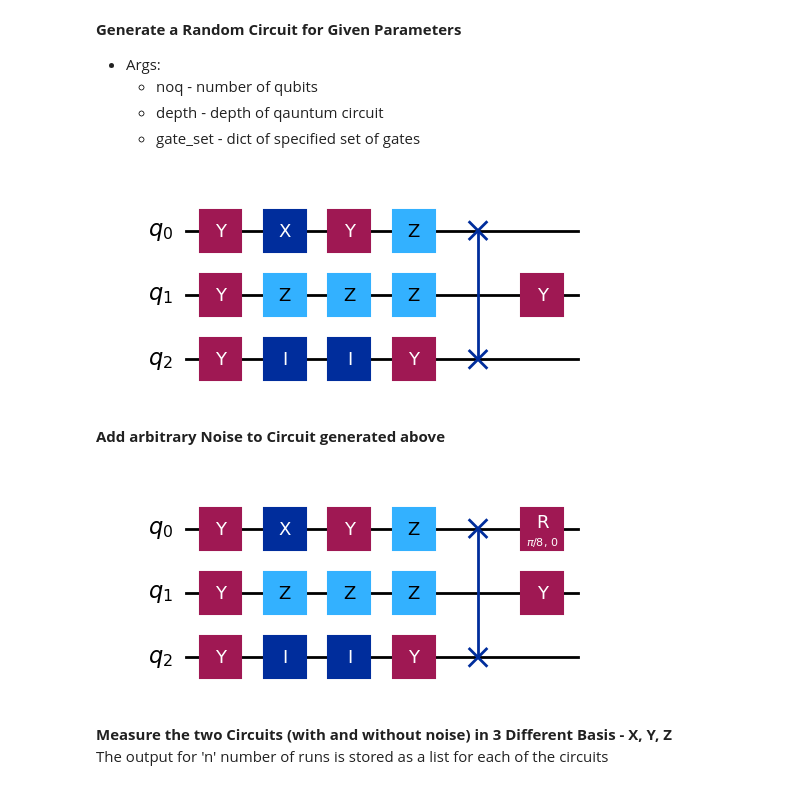
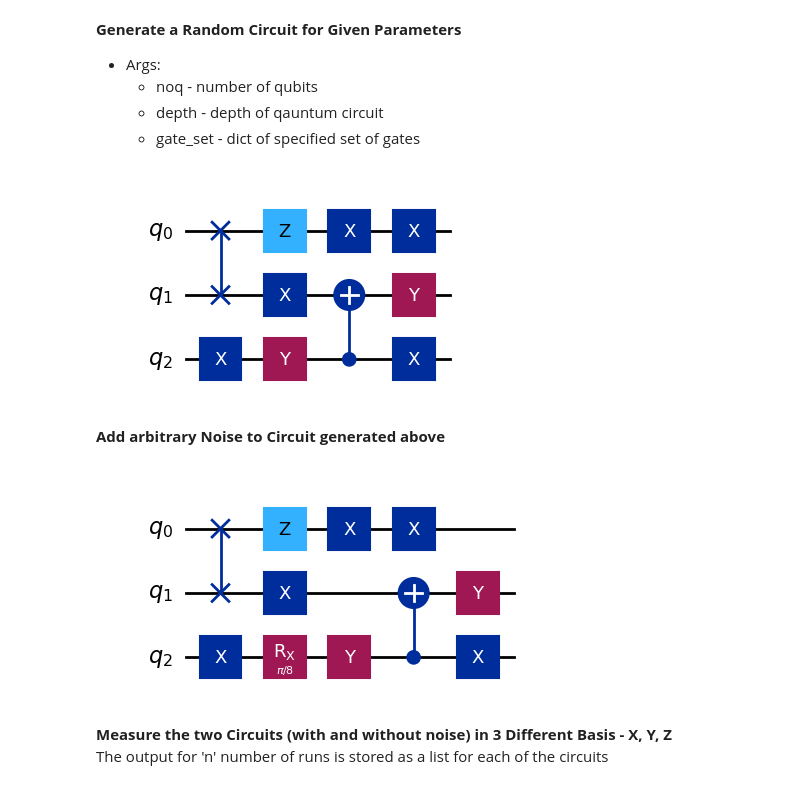
Before and after one commit to pranavi-jain/random-QC, a Jupyter notebook: Random Quantum Circuit.ipynb, the cells around one changed output. Saved outputs shown, nothing was run; the diff lists cells and outputs as text; code cells hidden in the pictures.

Commit message:
Fidelity function change, adding arbitrary noise (#2)
* Begin - Fidelity vs Run Plot

* Arbitrary noise to circuit

```diff
--- a/Random Quantum Circuit.ipynb
+++ b/Random Quantum Circuit.ipynb
@@ -25,28 +26,34 @@ service = QiskitRuntimeService()
 # %%
 from random_circuit import eagle_gate_set, basis_gate_set
 from random_circuit import get_random_circuit
 
 ## Main Function -- 1) Calling Random Circuit Generator
 noq = 3
-depth = 5
+depth = 4
 gate_set = basis_gate_set
 
 circuit = get_random_circuit(noq, depth, gate_set)
-circuit.draw('mpl')
+circuit.draw("mpl")
 # %% [output]
-[figure, old version]
+[figure, new version]
 # %% [markdown]
 **Add arbitrary Noise to Circuit generated above**
 # %%
+from qiskit.circuit.library import standard_gates
+from utils import modify_circuit
 import numpy as np
 
+
 ## Main Function cntd -- 2) Adding Noise to a copy of the Circuit
-noiseCirc = circuit.copy()
-noiseCirc.r(np.pi/8, 0, 0)      # Noise to changed here !
 
-noiseCirc.draw("mpl")
+qubit = [2]
+pos = 2
+gate = standard_gates.RXGate(np.pi / 8)  # Specify noise
+
+noisyCirc = modify_circuit(qubit, gate, pos, circuit)
+noisyCirc.draw("mpl")
 # %% [output]
-[figure, old version]
+[figure, new version]
 # %% [markdown]
 **Measure the two Circuits (with and without noise) in 3 Different Basis - X, Y, Z**
 <br>
```
Also changed, not shown: parts of 4 cells of this notebook, 2 other files.
